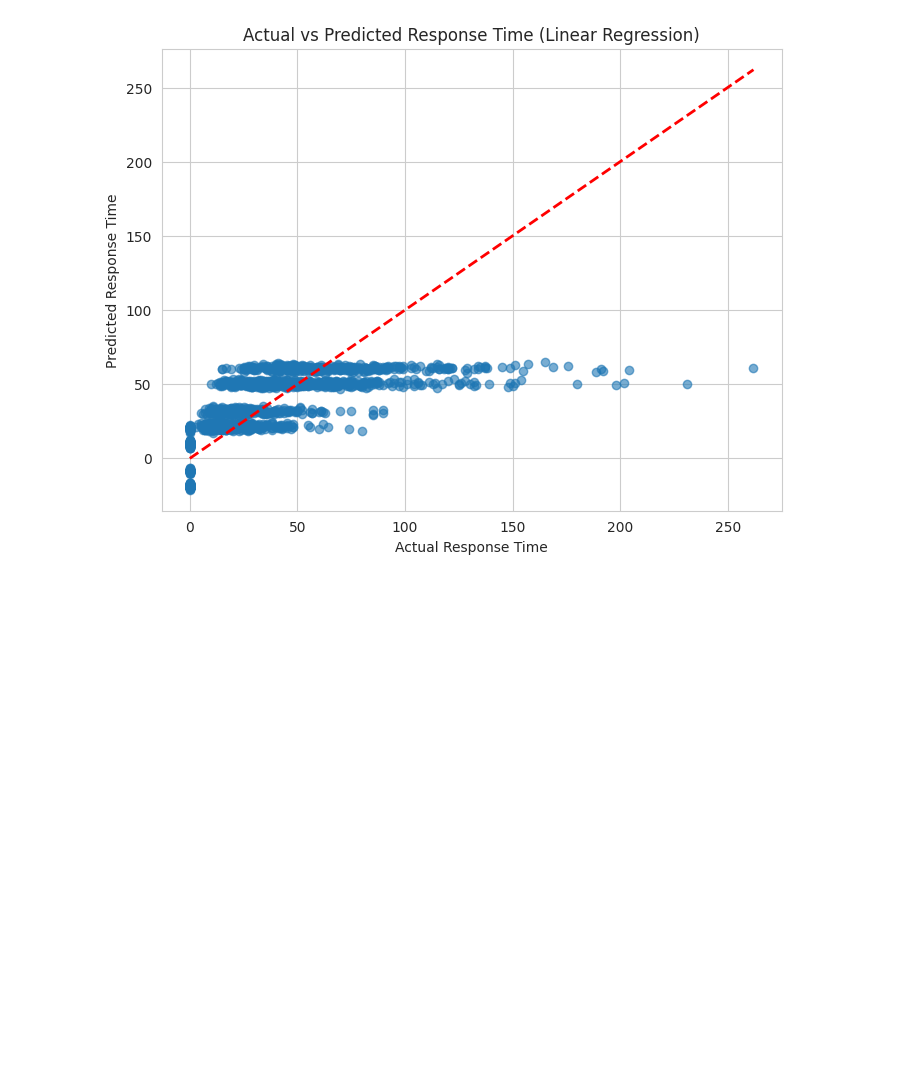
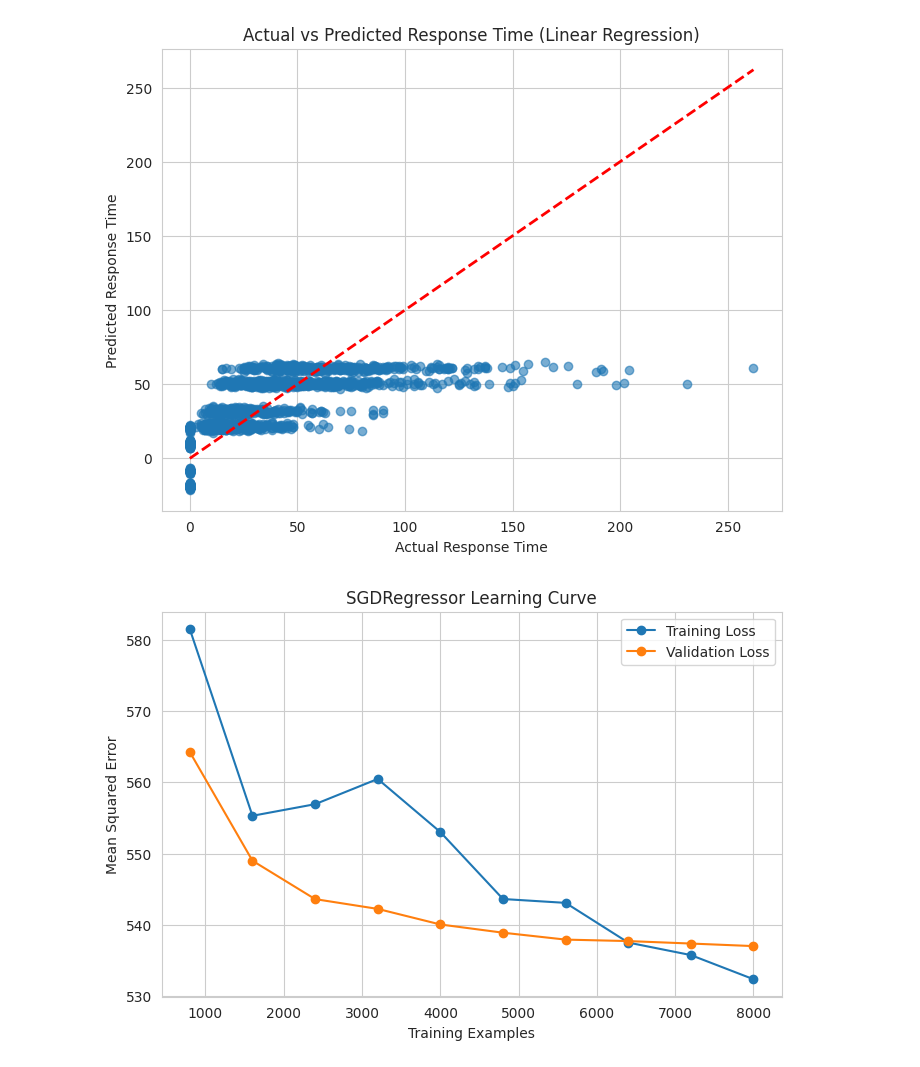
Before and after one commit to Nina-Cyndy/linear-regression-guardwatch, a Jupyter notebook: summative/linear_regression/Untitled0.ipynb, the cells around one changed output. Cells and saved outputs as stored; diff of their text form; code cells hidden in the pictures; blank space fills up the shorter version.

Commit message:
feat: SDG loss curve and documentation

```diff
--- a/summative/linear_regression/Untitled0.ipynb
+++ b/summative/linear_regression/Untitled0.ipynb
@@ -547,3 +562,31 @@ plt.title("Actual vs Predicted Response Time (Linear Regression)")
 plt.show()
 # %% [output]
 [figure]
+# %%
+train_sizes, train_scores, test_scores = learning_curve(
+    estimator=sgd_pipeline,
+    X=X,
+    y=y,
+    cv=5,
+    scoring="neg_mean_squared_error",
+    train_sizes=np.linspace(0.1, 1.0, 10),
+    n_jobs=-1
+)
+
+# Convert negative MSE to positive MSE
+train_loss = -train_scores.mean(axis=1)
+test_loss = -test_scores.mean(axis=1)
+# %%
+plt.figure(figsize=(8,5))
+
+plt.plot(train_sizes, train_loss, marker="o", label="Training Loss")
+plt.plot(train_sizes, test_loss, marker="o", label="Validation Loss")
+
+plt.title("SGDRegressor Learning Curve")
+plt.xlabel("Training Examples")
+plt.ylabel("Mean Squared Error")
+plt.legend()
+
+plt.show()
+# %% [output]
+[figure, added]
```
Also changed, not shown: parts of 5 cells of this notebook.
